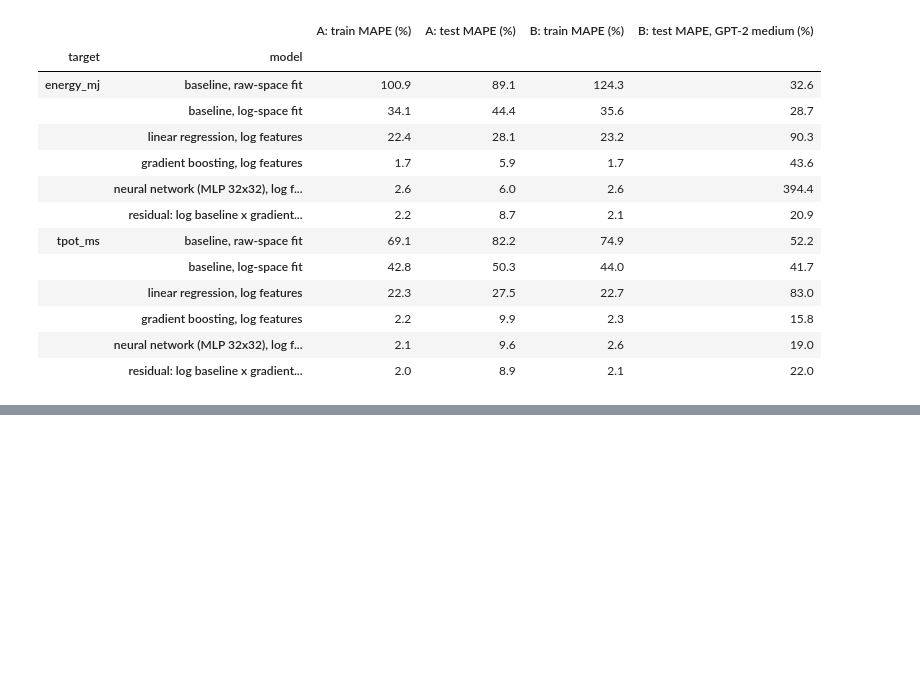
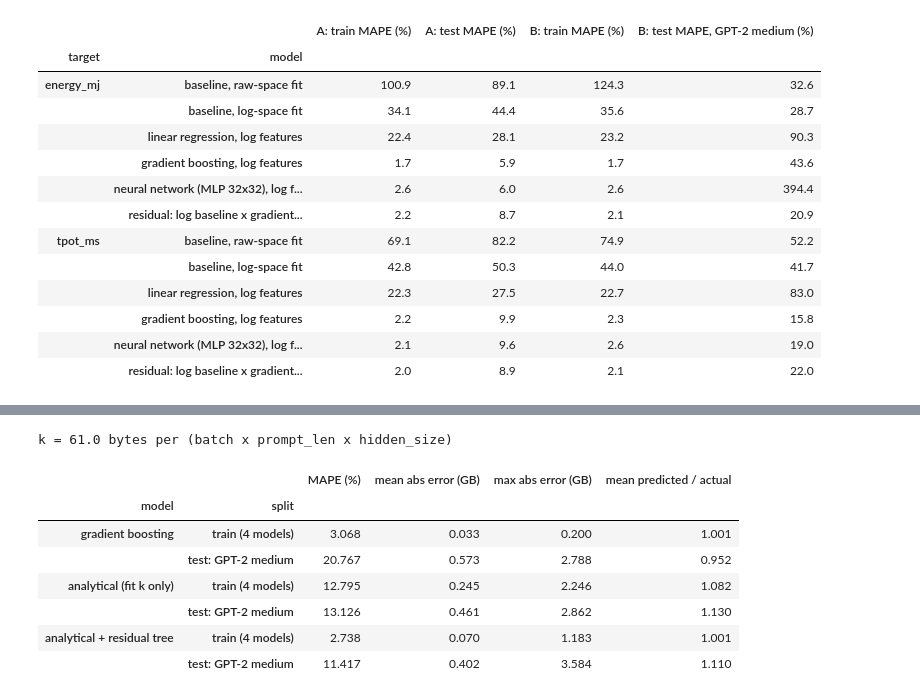
Before and after one commit to Suraj-Sedai/energy-latency-predictor, a Jupyter notebook: notebooks/phase3_models.ipynb, the cells around one changed output, grey strips where cells are left out. Cells and saved outputs as stored; diff of their text form; code cells hidden in the pictures; blank space fills up the shorter version.

```diff
--- a/notebooks/phase3_models.ipynb
+++ b/notebooks/phase3_models.ipynb
@@ -700,0 +931,65 @@ splits
+# %%
+heads = runs.groupby("model")["heads"].first()
+
+
+def mem_fixed_gb(df):
+    # Weights + KV cache, computed from the model shape. Nothing fit here.
+    head_dim = df["hidden_size"] / heads.loc[df["model"]].to_numpy()
+    weights = df["params"] * 2
+    kv_cache = 2 * df["layers"] * df["kv_heads"] * head_dim * (df["prompt_len"] + 127) * df["batch_size"] * 2
+    return (weights + kv_cache) / 1e9
+
+
+def mem_act_x(df):
+    # batch x prompt_len x hidden_size, in units that give GB when multiplied by k (bytes).
+    return df["batch_size"] * df["prompt_len"] * df["hidden_size"] / 1e9
+
+
+# Fit k on the training models only: least squares for (peak - fixed) ~ k * x, no intercept.
+x_act = mem_act_x(mem_train)
+y_act = mem_train["peak_mem_gb"] - mem_fixed_gb(mem_train)
+k_act = float((x_act * y_act).sum() / (x_act * x_act).sum())
+print(f"k = {k_act:.1f} bytes per (batch x prompt_len x hidden_size)")
+
+
+def predict_mem_analytical(df):
+    return mem_fixed_gb(df) + k_act * mem_act_x(df)
+
+
+# Optional: small residual tree on the log ratio, training models only.
+mem_resid = GradientBoostingRegressor(max_depth=2, n_estimators=100, random_state=0).fit(
+    mem_train[MEM_FEATURES], np.log(mem_train["peak_mem_gb"]) - np.log(predict_mem_analytical(mem_train)))
+
+
+def predict_mem_residual(df):
+    return predict_mem_analytical(df) * np.exp(mem_resid.predict(df[MEM_FEATURES]))
+
+
+MEM_PREDICTORS = {
+    "gradient boosting": lambda df: mem_gbr.predict(df[MEM_FEATURES]),
+    "analytical (fit k only)": predict_mem_analytical,
+    "analytical + residual tree": predict_mem_residual,
+}
+# %% [output]
+k = 61.0 bytes per (batch x prompt_len x hidden_size)
+# %%
+rows = []
+for name, fn in MEM_PREDICTORS.items():
+    for split, part in [("train (4 models)", mem_train), ("test: GPT-2 medium", mem_test)]:
+        pred = np.asarray(fn(part))
+        err = pred - part["peak_mem_gb"].to_numpy()
+        rows.append({"model": name, "split": split,
+                     "MAPE (%)": mape(part["peak_mem_gb"].to_numpy(), pred),
+                     "mean abs error (GB)": float(np.abs(err).mean()),
+                     "max abs error (GB)": float(np.abs(err).max()),
+                     "mean predicted / actual": float((pred / part["peak_mem_gb"]).mean())})
+pd.DataFrame(rows).set_index(["model", "split"]).round(3)
+# %% [output]
+|  |  | MAPE (%) | mean abs error (GB) | max abs error (GB) | mean predicted / actual |
+| model | split |  |  |  |  |
+| gradient boosting | train (4 models) | 3.068 | 0.033 | 0.200 | 1.001 |
+|  | test: GPT-2 medium | 20.767 | 0.573 | 2.788 | 0.952 |
+| analytical (fit k only) | train (4 models) | 12.795 | 0.245 | 2.246 | 1.082 |
+|  | test: GPT-2 medium | 13.126 | 0.461 | 2.862 | 1.130 |
+| analytical + residual tree | train (4 models) | 2.738 | 0.070 | 1.183 | 1.001 |
+|  | test: GPT-2 medium | 11.417 | 0.402 | 3.584 | 1.110 |
```
Also changed, not shown: parts of 19 cells of this notebook.
